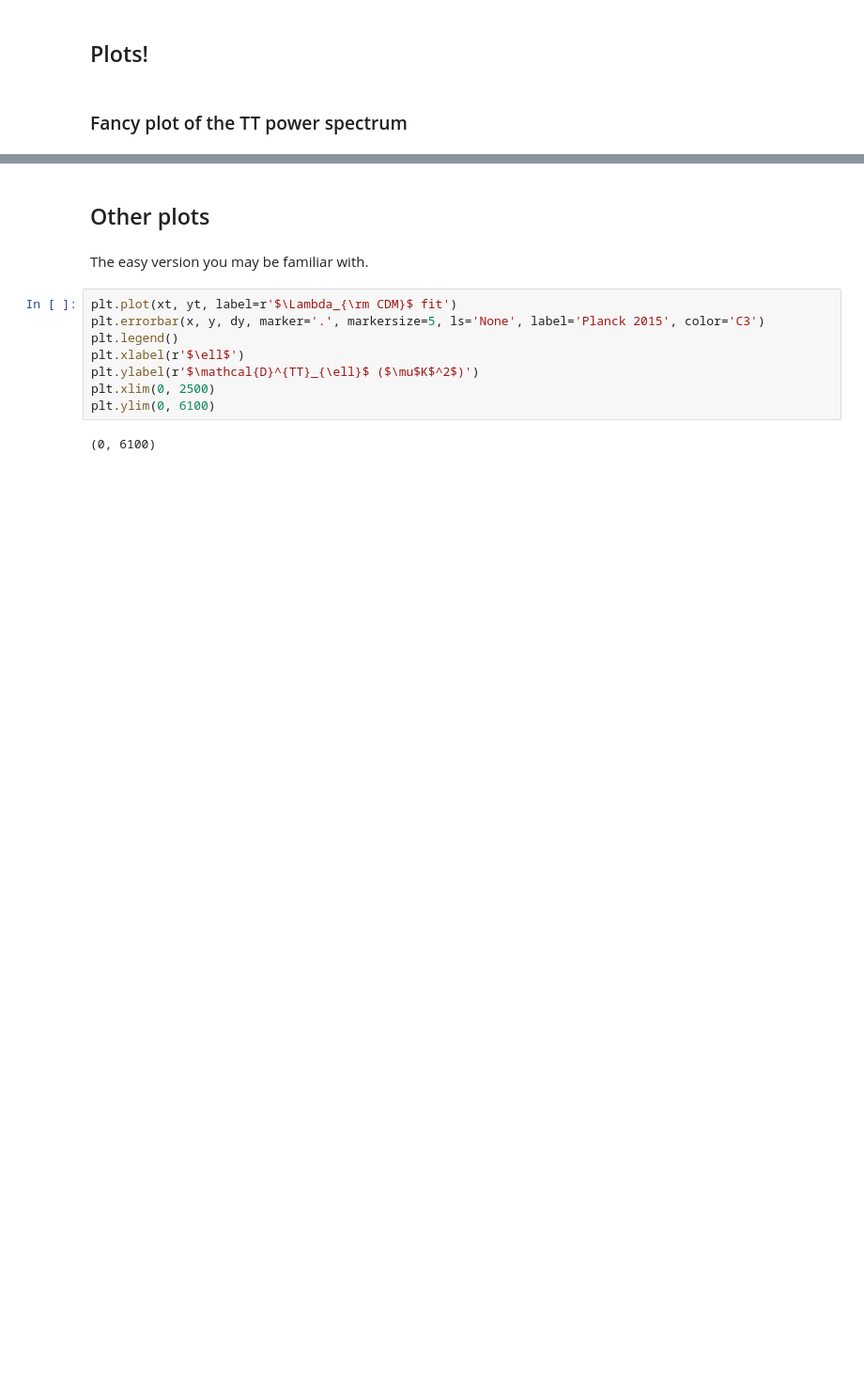
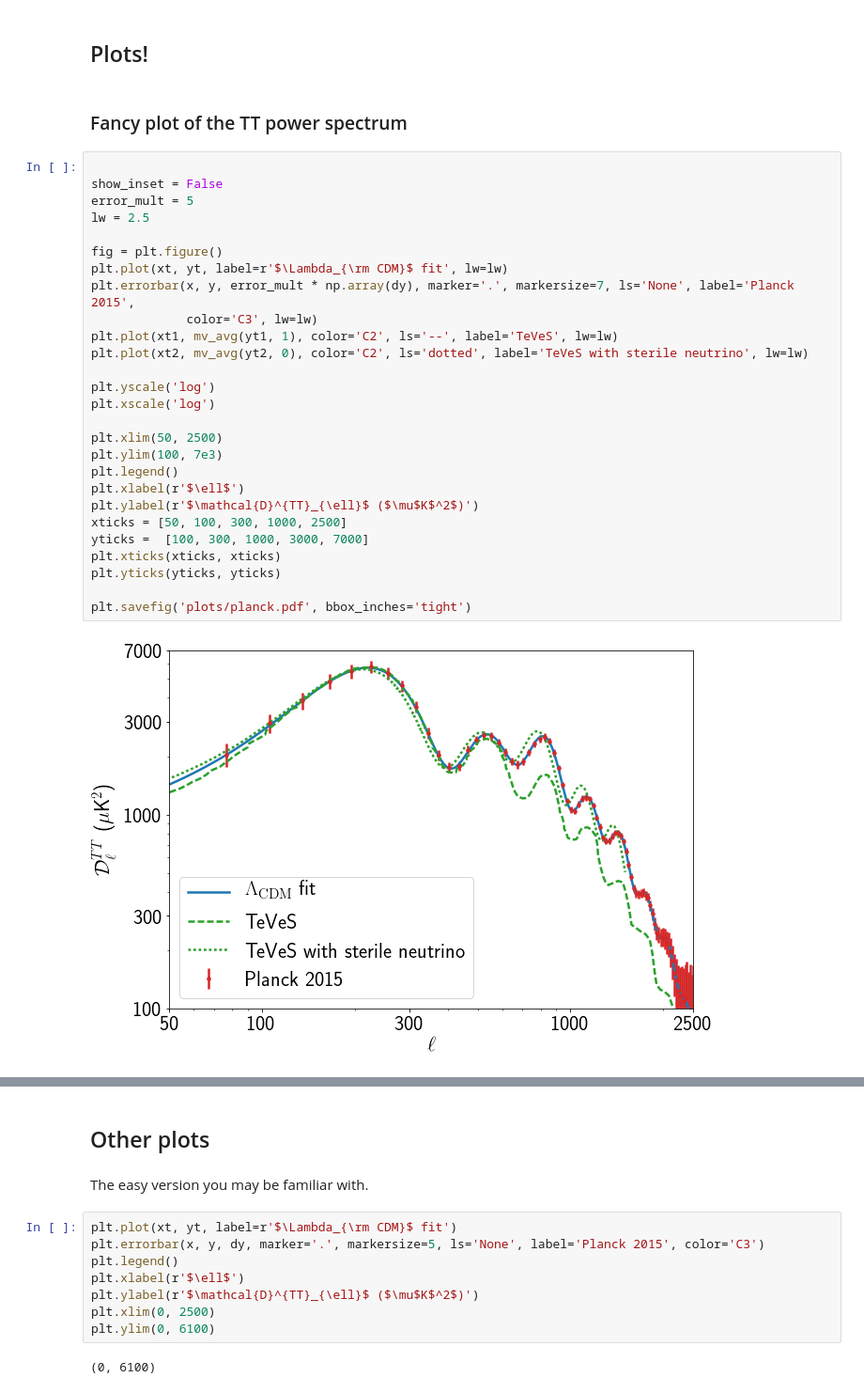
Before and after one commit to ErikHogenbirk/DMPlots, a Jupyter notebook: Planck.ipynb, the cells around one changed output, grey strips where cells are left out. Shown at 94% size. Cells and saved outputs as stored; diff of their text form; blank space fills up the shorter version.

```diff
--- a/Planck.ipynb
+++ b/Planck.ipynb
@@ -92,4 +128,33 @@ yt = theory[:, 1]
 ## Plots!
 # %% [markdown]
 ### Fancy plot of the TT power spectrum
+# %%
+
+show_inset = False
+error_mult = 5
+lw = 2.5
+
+fig = plt.figure()
+plt.plot(xt, yt, label=r'$\Lambda_{\rm CDM}$ fit', lw=lw)
+plt.errorbar(x, y, error_mult * np.array(dy), marker='.', markersize=7, ls='None', label='Planck 2015',
+             color='C3', lw=lw)
+plt.plot(xt1, mv_avg(yt1, 1), color='C2', ls='--', label='TeVeS', lw=lw)
+plt.plot(xt2, mv_avg(yt2, 0), color='C2', ls='dotted', label='TeVeS with sterile neutrino', lw=lw)
+
+plt.yscale('log')
+plt.xscale('log')
+
+plt.xlim(50, 2500)
+plt.ylim(100, 7e3)
+plt.legend()
+plt.xlabel(r'$\ell$')
+plt.ylabel(r'$\mathcal{D}^{TT}_{\ell}$ ($\mu$K$^2$)')
+xticks = [50, 100, 300, 1000, 2500]
+yticks =  [100, 300, 1000, 3000, 7000]
+plt.xticks(xticks, xticks)
+plt.yticks(yticks, yticks)
+
+plt.savefig('plots/planck.pdf', bbox_inches='tight')
+# %% [output]
+[figure, added]
 # %%
```
Also changed, not shown: parts of 8 cells of this notebook, 21 other files.
